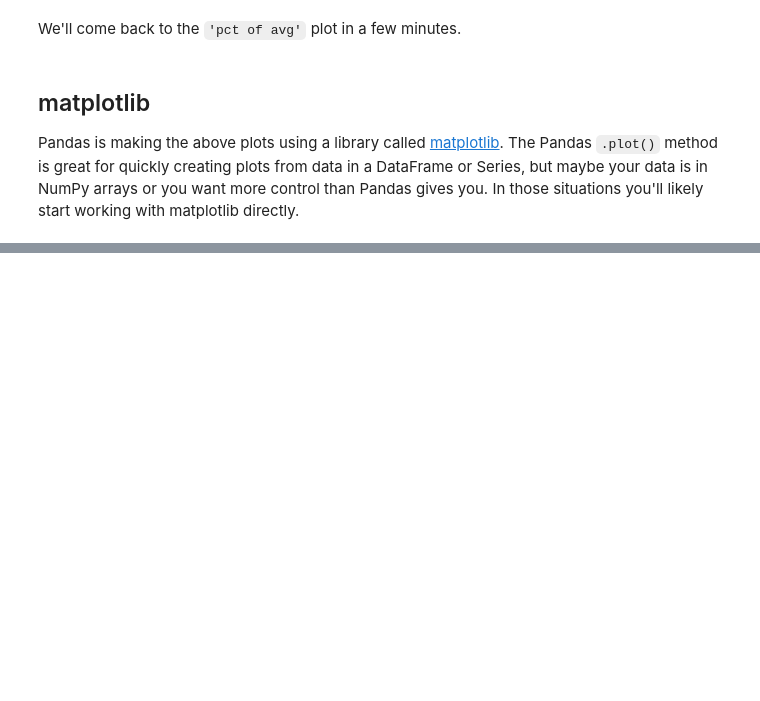
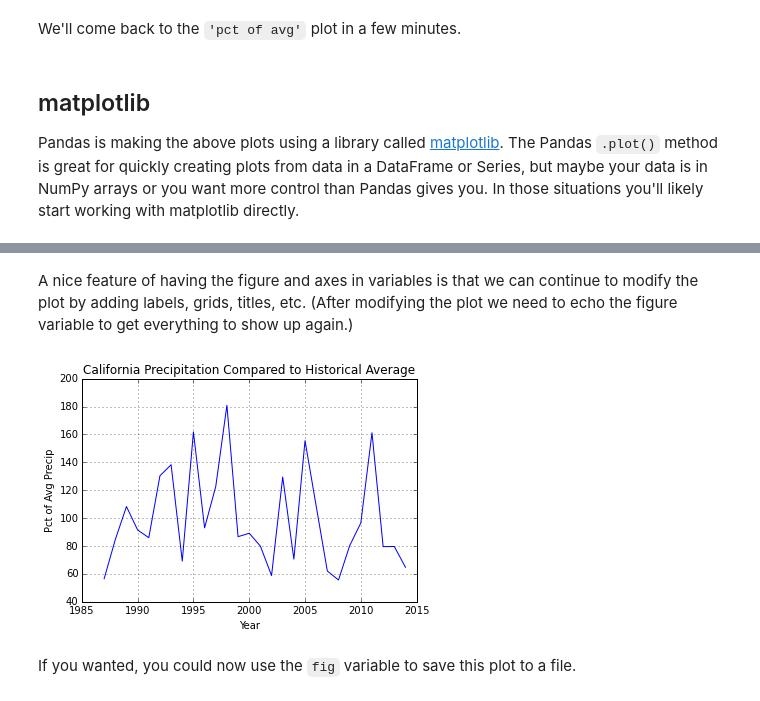
Before and after one commit to jiffyclub/2015-07-06-scipy, a Jupyter notebook: scientific_python/Intro to Plotting.ipynb, the cells around one changed output, grey strips where cells are left out. Cells and saved outputs as stored; diff of their text form; code cells hidden in the pictures; blank space fills up the shorter version.

```diff
--- a/scientific_python/Intro to Plotting.ipynb
+++ b/scientific_python/Intro to Plotting.ipynb
@@ -170,0 +201,13 @@ import matplotlib.style as style
+# %% [markdown]
+A nice feature of having the figure and axes in variables is that we can continue to modify the plot by adding labels, grids, titles, etc.
+(After modifying the plot we need to echo the figure variable to get everything to show up again.)
+# %%
+ax.set_xlabel('Year')
+ax.set_ylabel('Pct of Avg Precip')
+ax.set_title('California Precipitation Compared to Historical Average')
+ax.grid(True)
+fig
+# %% [output]
+[figure, added]
+# %% [markdown]
+If you wanted, you could now use the `fig` variable to save this plot to a file.
```
Also changed, not shown: parts of 13 cells of this notebook.
